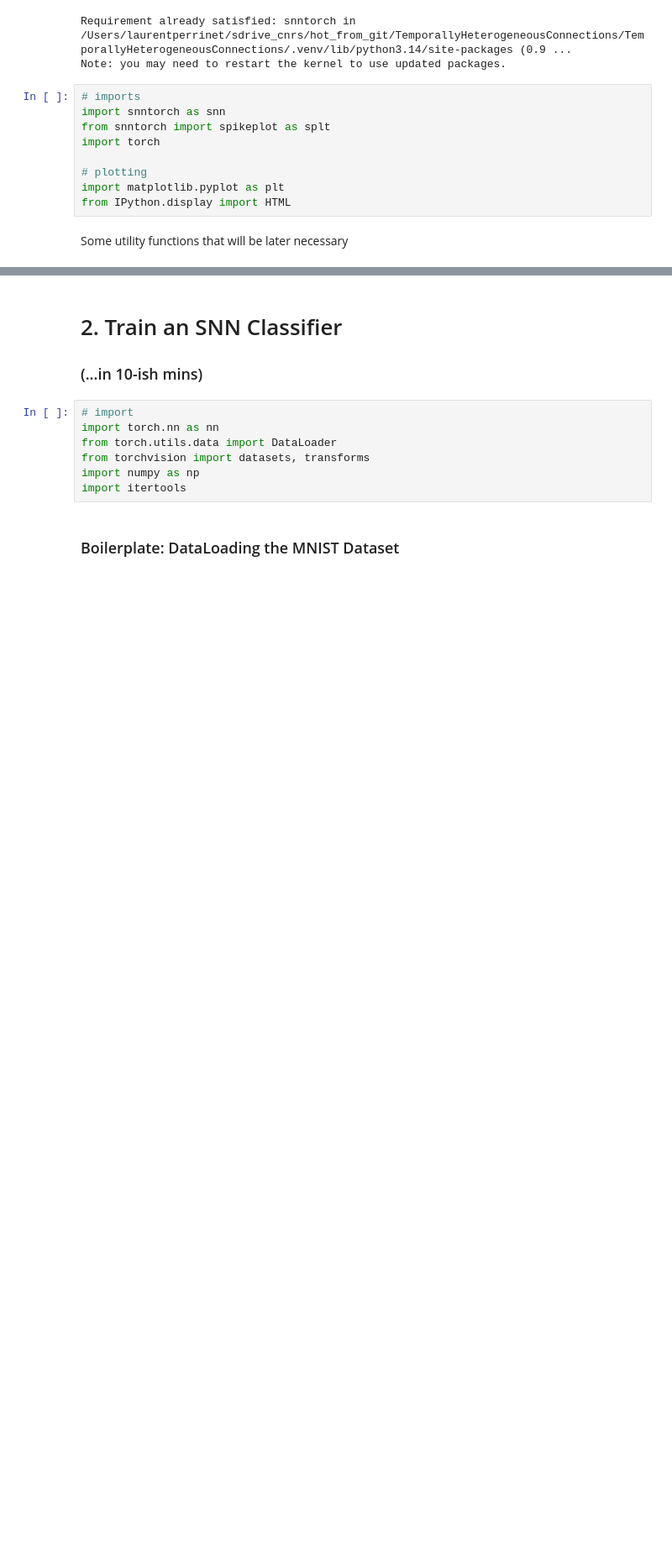
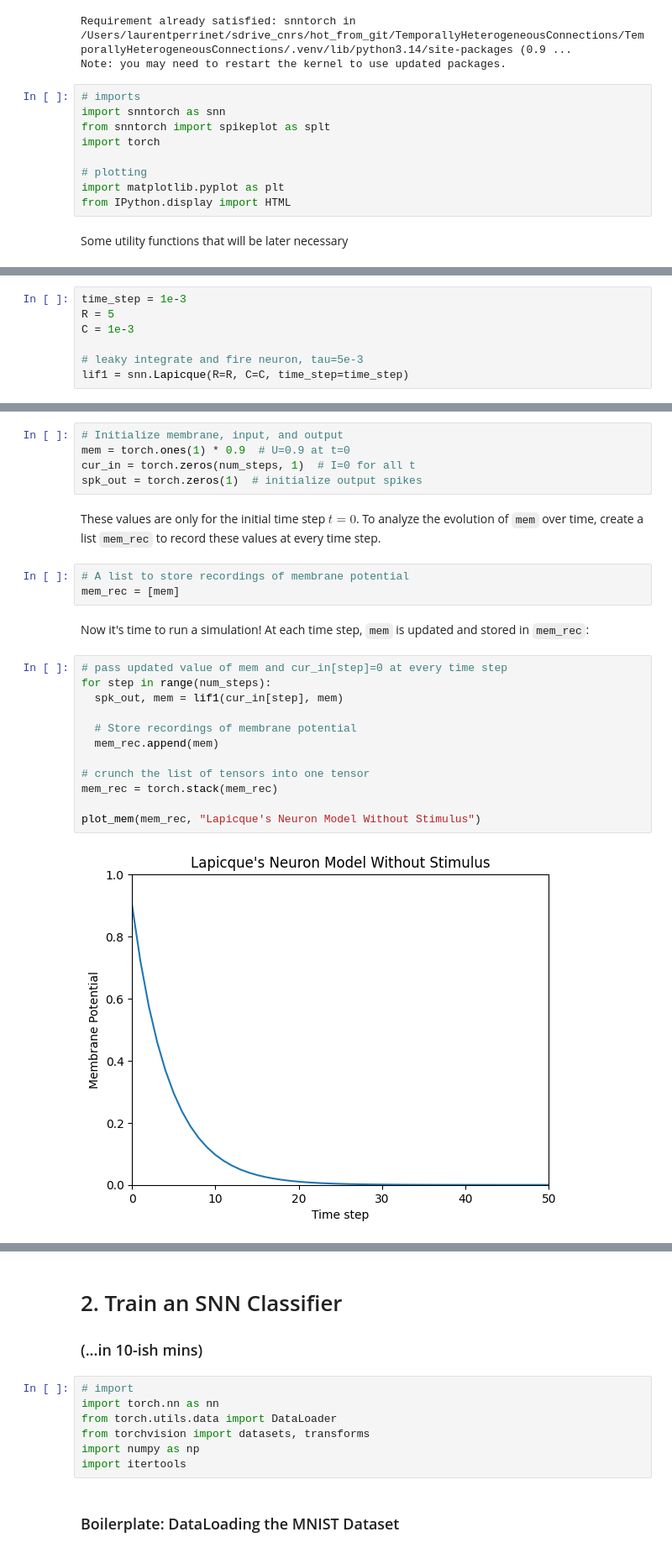
Before and after one commit to CONECT-INT/2026-03_PhDProgram-course-in-computational-neuroscience, a Jupyter notebook: 2026-03_PhDProgram-SNNTorch-tutorial.ipynb, the cells around one changed output, grey strips where cells are left out. Shown at 84% size. Cells and saved outputs as stored; diff of their text form; blank space fills up the shorter version.

```diff
--- a/2026-03_PhDProgram-SNNTorch-tutorial.ipynb
+++ b/2026-03_PhDProgram-SNNTorch-tutorial.ipynb
@@ -132,0 +374,7 @@ plot_cur_mem_spk(x, mem_rec, spk_rec, thr_line=1, ylim_max1=1.0,
+# %%
+time_step = 1e-3
+R = 5
+C = 1e-3
+
+# leaky integrate and fire neuron, tau=5e-3
+lif1 = snn.Lapicque(R=R, C=C, time_step=time_step)
@@ -132,0 +393,27 @@ plot_cur_mem_spk(x, mem_rec, spk_rec, thr_line=1, ylim_max1=1.0,
+# %%
+# Initialize membrane, input, and output
+mem = torch.ones(1) * 0.9  # U=0.9 at t=0
+cur_in = torch.zeros(num_steps, 1)  # I=0 for all t
+spk_out = torch.zeros(1)  # initialize output spikes
+# %% [markdown]
+These values are only for the initial time step $t=0$.
+To analyze the evolution of `mem` over time, create a list `mem_rec` to record these values at every time step.
+# %%
+# A list to store recordings of membrane potential
+mem_rec = [mem]
+# %% [markdown]
+Now it's time to run a simulation! At each time step, `mem` is updated and stored in `mem_rec`:
+# %%
+# pass updated value of mem and cur_in[step]=0 at every time step
+for step in range(num_steps):
+  spk_out, mem = lif1(cur_in[step], mem)
+
+  # Store recordings of membrane potential
+  mem_rec.append(mem)
+
+# crunch the list of tensors into one tensor
+mem_rec = torch.stack(mem_rec)
+
+plot_mem(mem_rec, "Lapicque's Neuron Model Without Stimulus")
+# %% [output]
+[figure, added]
```
Also changed, not shown: parts of 79 cells of this notebook.
